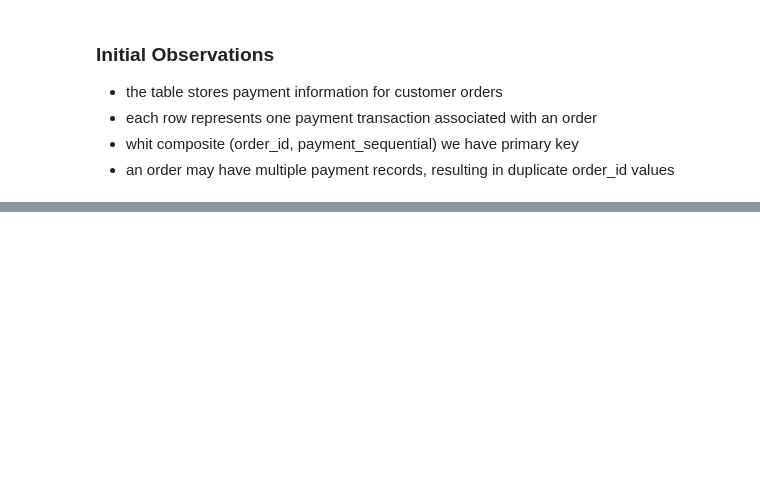
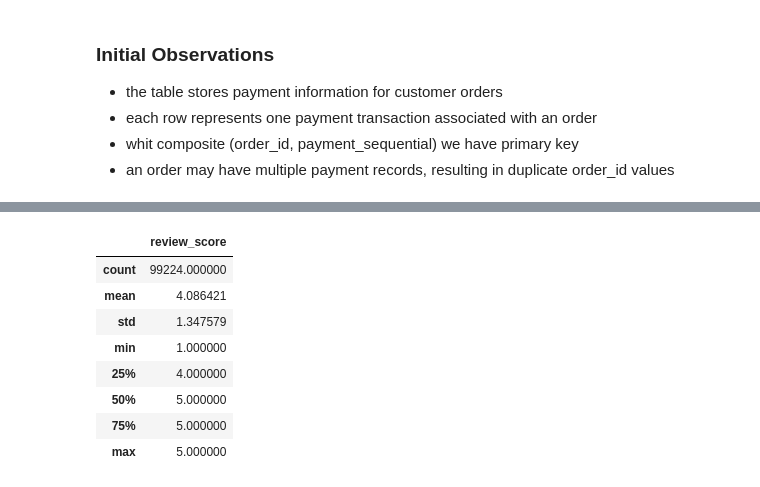
Before and after one commit to AminrezaAman/brazilian-ecommerce-analytics, a Jupyter notebook: notebooks/01_data_understanding.ipynb, the cells around one changed output, grey strips where cells are left out. Cells and saved outputs as stored; diff of their text form; code cells hidden in the pictures; blank space fills up the shorter version.

```diff
--- a/notebooks/01_data_understanding.ipynb
+++ b/notebooks/01_data_understanding.ipynb
@@ -516,0 +596,12 @@ df_payments[df_payments.order_id == 'fa65dad1b0e818e3ccc5cb0e39231352'].sort_val
+# %%
+df_reviews.describe()
+# %% [output]
+|  | review_score |
+| count | 99224.000000 |
+| mean | 4.086421 |
+| std | 1.347579 |
+| min | 1.000000 |
+| 25% | 4.000000 |
+| 50% | 5.000000 |
+| 75% | 5.000000 |
+| max | 5.000000 |
```
Also changed, not shown: parts of 12 cells of this notebook.
